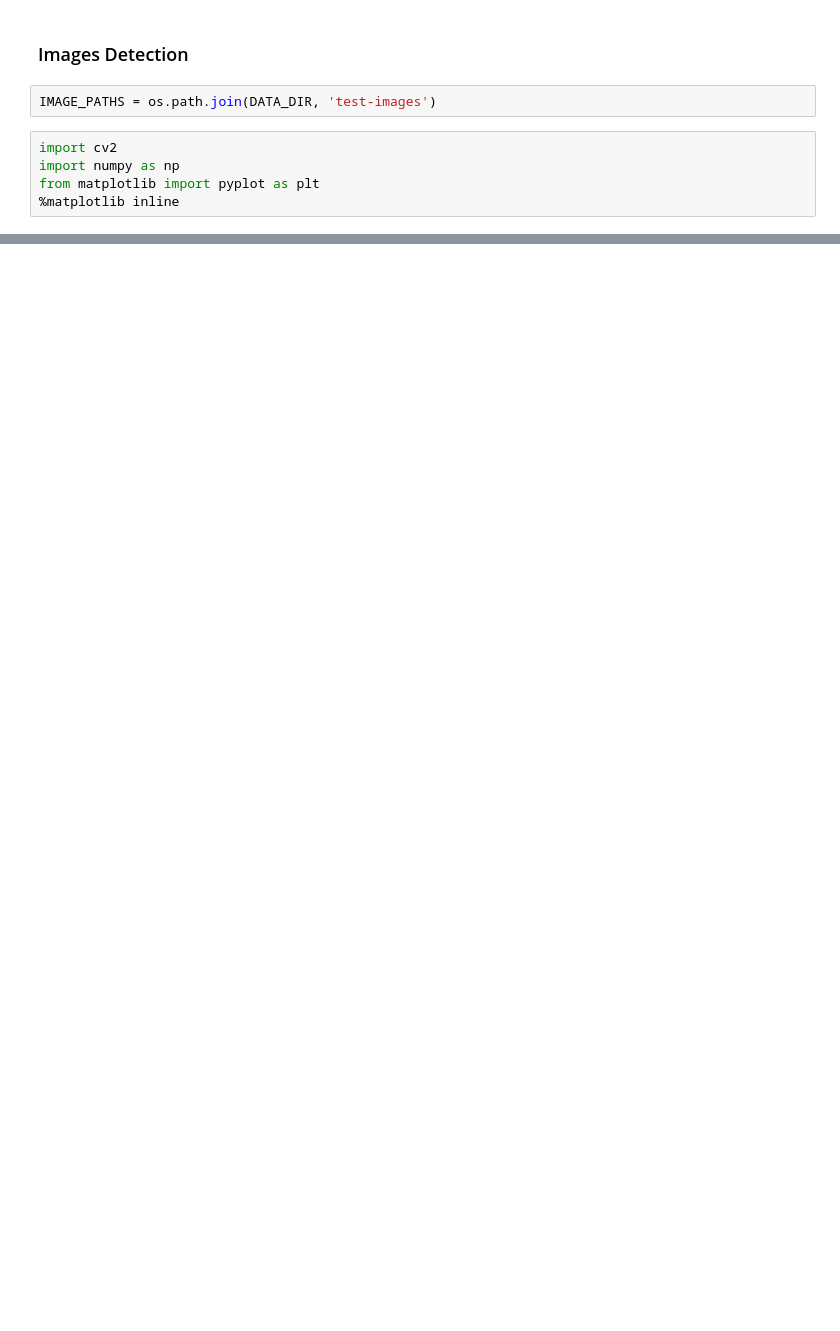
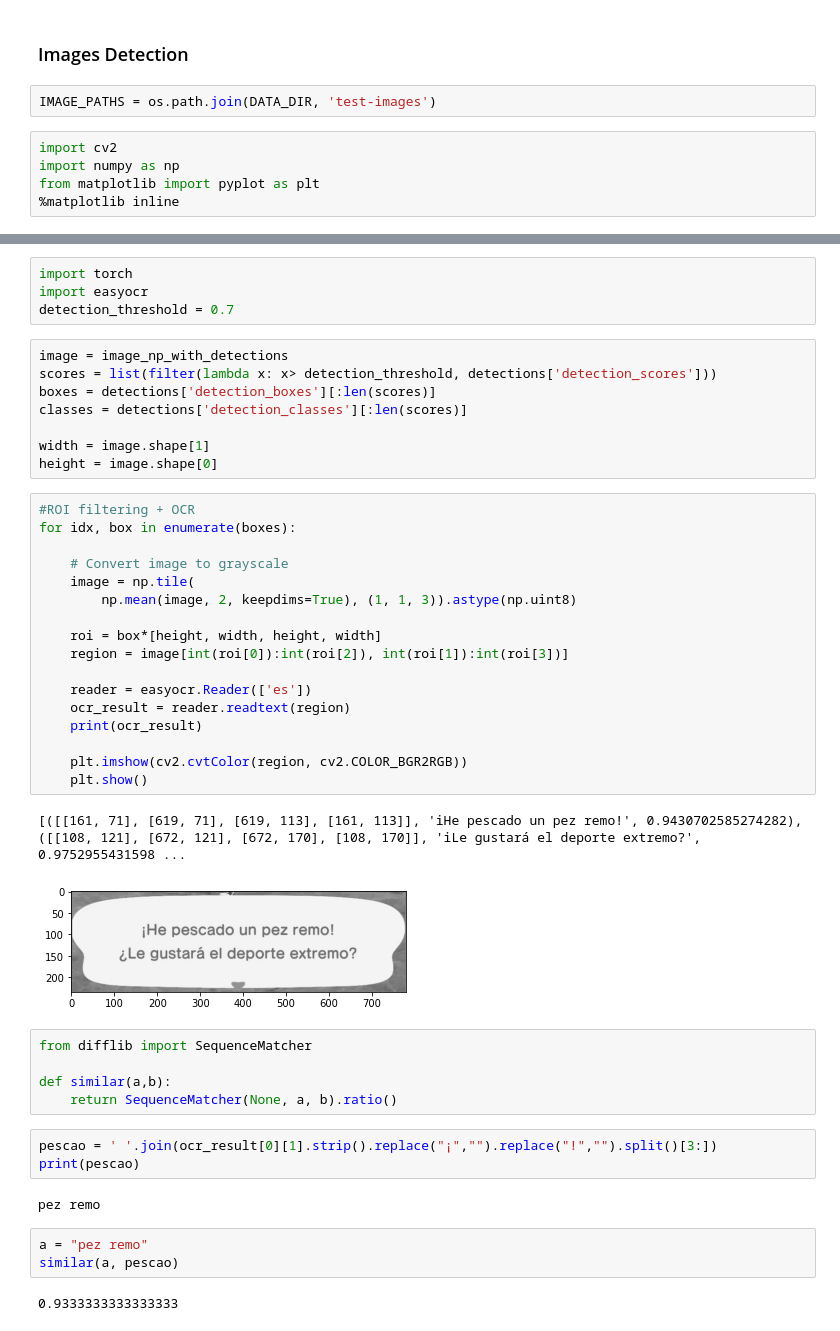
Before and after one commit to juankasv99/TFG-FlutterCV, a Jupyter notebook: 3-SegonProgres/CustomOCR/custom_ocr.ipynb, the cells around one changed output, grey strips where cells are left out. Cells and saved outputs as stored; diff of their text form; blank space fills up the shorter version.

Commit message:
ocr cloud acabats, falta retornar la classe

```diff
--- a/3-SegonProgres/CustomOCR/custom_ocr.ipynb
+++ b/3-SegonProgres/CustomOCR/custom_ocr.ipynb
@@ -177,0 +197,47 @@ plt.show()
+# %%
+import torch
+import easyocr
+detection_threshold = 0.7
+# %%
+image = image_np_with_detections
+scores = list(filter(lambda x: x> detection_threshold, detections['detection_scores']))
+boxes = detections['detection_boxes'][:len(scores)]
+classes = detections['detection_classes'][:len(scores)]
+
+width = image.shape[1]
+height = image.shape[0]
+# %%
+#ROI filtering + OCR
+for idx, box in enumerate(boxes):
+
+    # Convert image to grayscale
+    image = np.tile(
+        np.mean(image, 2, keepdims=True), (1, 1, 3)).astype(np.uint8)
+
+    roi = box*[height, width, height, width]
+    region = image[int(roi[0]):int(roi[2]), int(roi[1]):int(roi[3])]
+
+    reader = easyocr.Reader(['es'])
+    ocr_result = reader.readtext(region)
+    print(ocr_result)
+
+    plt.imshow(cv2.cvtColor(region, cv2.COLOR_BGR2RGB))
+    plt.show()
+# %% [output]
+[([[161, 71], [619, 71], [619, 113], [161, 113]], 'iHe pescado un pez remo!', 0.9430702585274282), ([[108, 121], [672, 121], [672, 170], [108, 170]], 'iLe gustará el deporte extremo?', 0.9752955431598 ...
+[figure, added]
+# %%
+from difflib import SequenceMatcher
+
+def similar(a,b):
+    return SequenceMatcher(None, a, b).ratio()
+# %%
+pescao = ' '.join(ocr_result[0][1].strip().replace("¡","").replace("!","").split()[3:])
+print(pescao)
+# %% [output]
+pez remo
+# %%
+a = "pez remo"
+similar(a, pescao)
+# %% [output]
+0.9333333333333333
```
Also changed, not shown: parts of 8 cells of this notebook, 2 other files.
